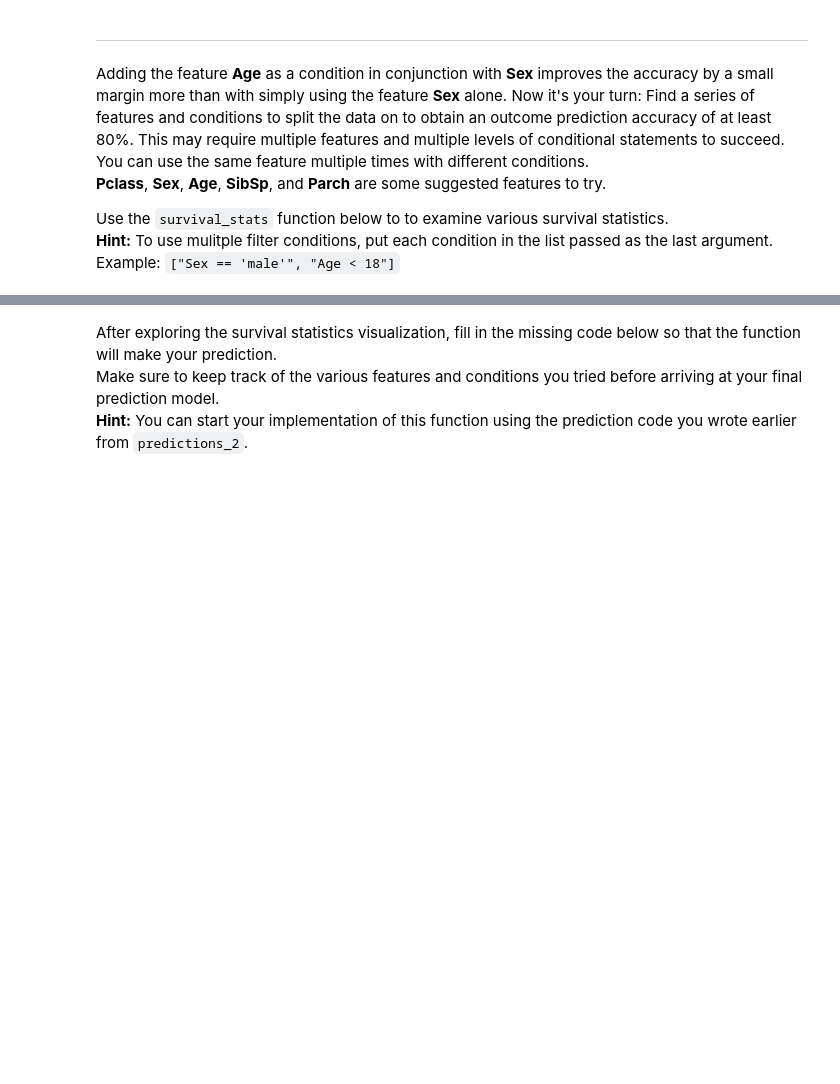
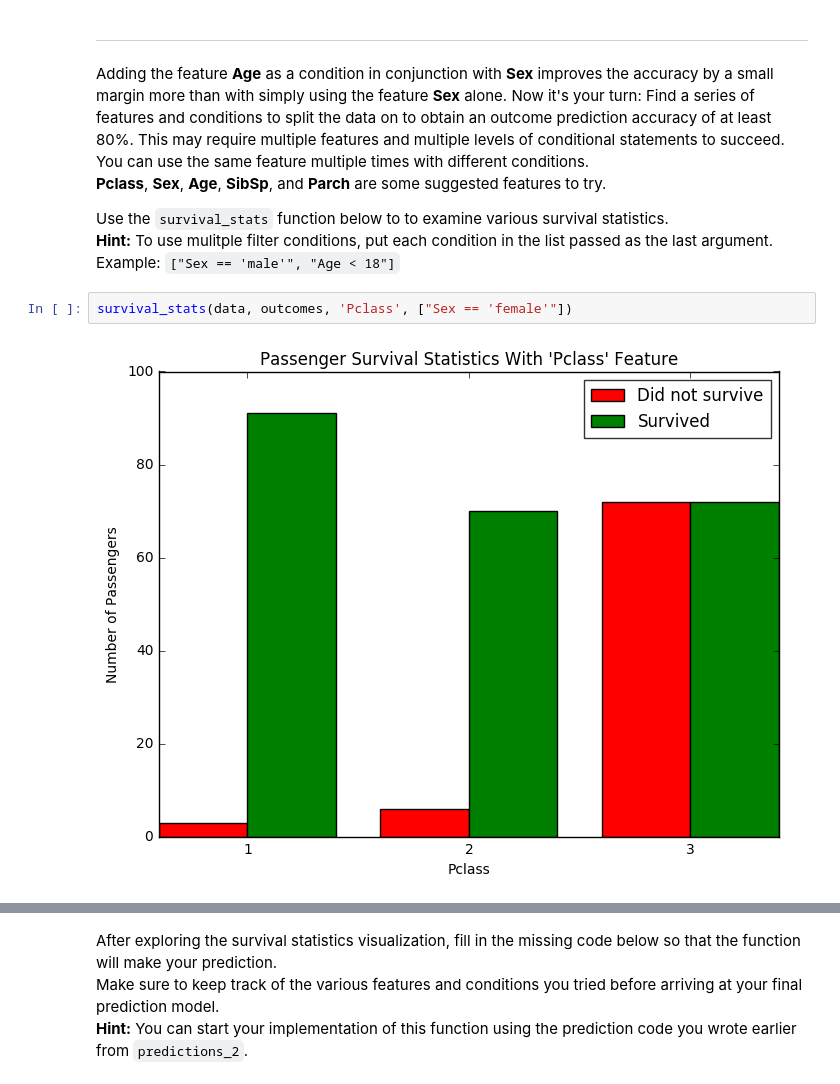
Before and after one commit to singhramkumar/Udacity-MLND-Submissions, a Jupyter notebook: titanic_survival_exploration/titanic_survival_exploration.ipynb, the cells around one changed output, grey strips where cells are left out. Cells and saved outputs as stored; diff of their text form; blank space fills up the shorter version.

```diff
--- a/titanic_survival_exploration/titanic_survival_exploration.ipynb
+++ b/titanic_survival_exploration/titanic_survival_exploration.ipynb
@@ -213,4 +213,8 @@ Adding the feature **Age** as a condition in conjunction with **Sex** improves t
 
 Use the `survival_stats` function below to to examine various survival statistics.
 **Hint:** To use mulitple filter conditions, put each condition in the list passed as the last argument. Example: `["Sex == 'male'", "Age < 18"]`
+# %%
+survival_stats(data, outcomes, 'Pclass', ["Sex == 'female'"])
+# %% [output]
+[figure, added]
 # %%
```
Also changed, not shown: parts of 9 cells of this notebook, 1 other file.
